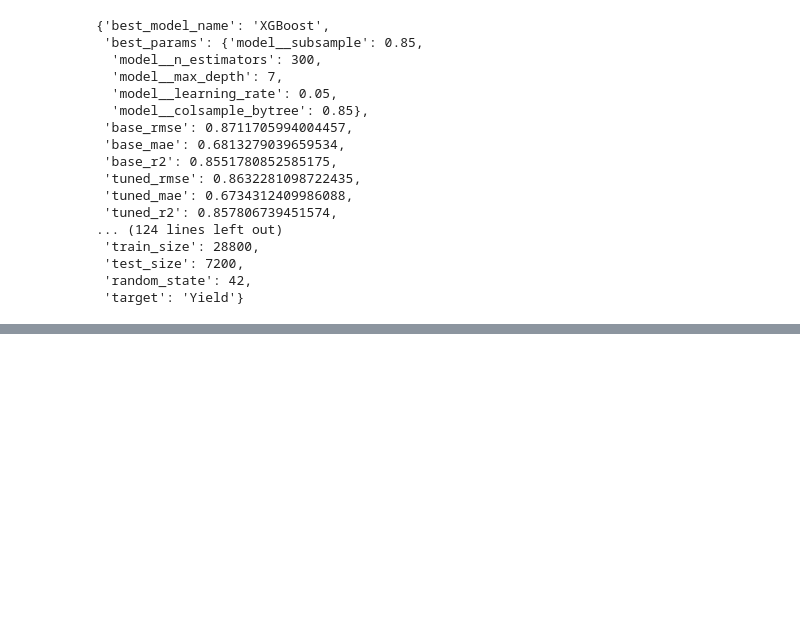
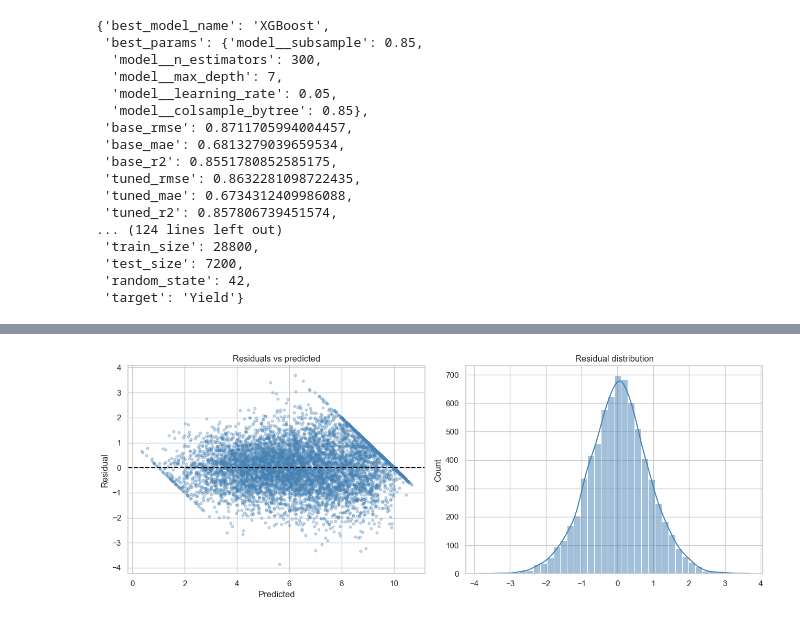
Before and after one commit to Mrnidhi/DATA245_Project, a Jupyter notebook: notebooks/04_fine_tuning.ipynb, the cells around one changed output, grey strips where cells are left out. Cells and saved outputs as stored; diff of their text form; code cells hidden in the pictures; blank space fills up the shorter version.

```diff
--- a/notebooks/04_fine_tuning.ipynb
+++ b/notebooks/04_fine_tuning.ipynb
@@ -231,0 +263,15 @@ metadata
+# %%
+residuals = y_test.to_numpy() - tuned_pred
+fig, axes = plt.subplots(1, 2, figsize=(13, 5))
+axes[0].scatter(tuned_pred, residuals, color='steelblue', alpha=0.3, s=12)
+axes[0].axhline(0, color='black', linestyle='--')
+axes[0].set_xlabel('Predicted')
+axes[0].set_ylabel('Residual')
+axes[0].set_title('Residuals vs predicted')
+sns.histplot(residuals, kde=True, color='steelblue', bins=40, ax=axes[1])
+axes[1].set_title('Residual distribution')
+fig.tight_layout()
+fig.savefig(FIG_DIR / '06_residuals.png', dpi=150, bbox_inches='tight')
+plt.show()
+# %% [output]
+[figure, added]
```
Also changed, not shown: parts of 4 cells of this notebook.
